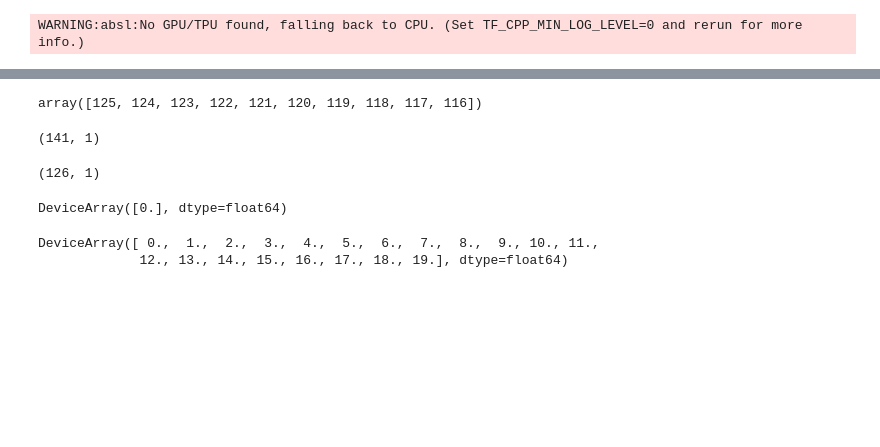
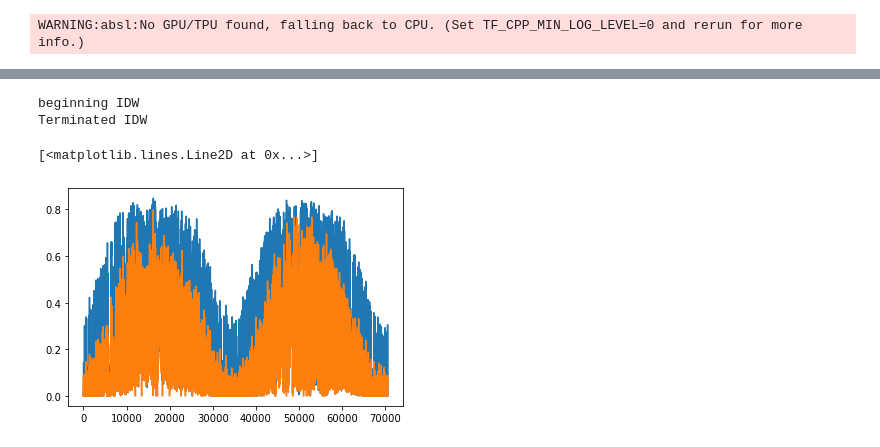
Before and after one commit to SeanNassimiha/CSML-MSc-Project, a Jupyter notebook: Models/side analyses/inverse_distance_weighting.ipynb, the cells around one changed output, grey strips where cells are left out. Saved outputs shown, nothing was run; the diff lists cells and outputs as text; code cells hidden in the pictures; blank space fills up the shorter version.

```diff
--- a/Models/side analyses/inverse_distance_weighting.ipynb
+++ b/Models/side analyses/inverse_distance_weighting.ipynb
@@ -30,26 +30,29 @@ longs = dict(uk_pv.set_index('ss_id')['longitude_noisy'])
 
 
 # #DATA VARIABLES
-SYSTEMS_NUM = 450
-TIMESTEPS_NUM = int(len(data) / 500)
+SYSTEMS_NUM = 700
+TIMESTEPS_NUM = len(data)
 TRAIN_FRAC = 0.9
-TEST_STATIONS = 400
+TEST_STATIONS = 179
 # %%
+#TRAIN
 data_multiple = data.iloc[:, :SYSTEMS_NUM][:TIMESTEPS_NUM].reset_index()
-
 capacities = uk_pv[uk_pv.ss_id_string.isin(data_multiple.columns)].set_index('ss_id_string')['kwp'].values * 1000
 stacked = mutils.stack_dataframe(data_multiple, lats, longs)
-
 X = np.array(stacked[['epoch', 'longitude', 'latitude']])
 Y = np.array(stacked[['PV']])
 #Create a space-time grid from X and Y
 t, R, Y = bayesnewton.utils.create_spatiotemporal_grid(X, Y)
 
-#train test split for 3 dimensional data
-t_train, t_test, R_train, R_test, Y_train, Y_test = mutils.train_split_3d(t, R, Y, train_frac = TRAIN_FRAC, split_by_day = False)
 
-#Scale the data
-scaled_values = mutils.scale_2d_train_test_data(R, Y, R_train, R_test, Y_train, Y_test )
-R_scaler, R_scaled, R_train_scaled, R_test_scaled, _, _, _, _ = scaled_values
+#TEST
+data_unseen = data.iloc[:, SYSTEMS_NUM:SYSTEMS_NUM+TEST_STATIONS][:TIMESTEPS_NUM].reset_index()
+capacities_unseen = uk_pv[uk_pv.ss_id_string.isin(data_unseen.columns)].set_index('ss_id_string')['kwp'].values * 1000
+stacked_unseen = mutils.stack_dataframe(data_unseen, lats, longs)
+X_unseen = np.array(stacked_unseen[['epoch', 'longitude', 'latitude']])
+Y_unseen = np.array(stacked_unseen[['PV']])
+t, R_unseen, Y_unseen = bayesnewton.utils.create_spatiotemporal_grid(X_unseen, Y_unseen)
+
+del data,uk_pv
 # %% [output]
 WARNING:absl:No GPU/TPU found, falling back to CPU. (Set TF_CPP_MIN_LOG_LEVEL=0 and rerun for more info.)
@@ -70 +59,5 @@ R_scaled_unseen = np.tile(R_scaler.transform(R_unseen[0]), (R_unseen.shape[0],1,
+# %%
+R_scaler = StandardScaler().fit(R[0])
+R_scaled = np.tile(R_scaler.transform(R[0]), (R.shape[0],1, 1)) #renormalise R and project across time
+R_scaled_unseen = np.tile(R_scaler.transform(R_unseen[0]), (R_unseen.shape[0],1, 1)) #renormalise R and project across time
 # %%
@@ -122,33 +109,16 @@ array([10, 11,  9,  8, 12,  7, 13,  6,  5, 14])
-# %%
-idx_neighbours_time[-1]
-# %% [output]
-array([125, 124, 123, 122, 121, 120, 119, 118, 117, 116])
-# %%
-t.shape
-# %% [output]
-(141, 1)
-# %%
-t_train.shape
-# %% [output]
-(126, 1)
-# %%
-t_train[0]
-# %% [output]
-DeviceArray([0.], dtype=float64)
-# %%
-t[(t>t_train[0] - 20 ) & (t<t_train[0] + 20) ]
-# %% [output]
-DeviceArray([ 0.,  1.,  2.,  3.,  4.,  5.,  6.,  7.,  8.,  9., 10., 11.,
-             12., 13., 14., 15., 16., 17., 18., 19.], dtype=float64)
 # %%
-# power = 2
-# time_factor = 1/10
-# neighbours_space = 10
-# neighbours_time = 10
-# MAE, predictions = evaluate_IDW(power, time_factor, neighbours_space, neighbours_time, t_train, R_train_scaled[0], Y_train[:,:,0], t, R_scaled_unseen[0], Y_unseen[:,:,0], capacities_unseen)
-
-# plt.plot(predictions[:,10])
-# plt.plot(Y_unseen[:,10])
+power = 2
+time_factor = 1/10
+neighbours_space = 20
+neighbours_time = 50
+predictions, MAE = evaluate_IDW(power, time_factor, neighbours_space, neighbours_time, t, R_scaled[0], Y[:,:,0], t, R_scaled_unseen[0], Y_unseen[:,:,0], capacities_unseen)
+plt.plot(predictions[:,10])
+plt.plot(Y_unseen[:,10])
+# %% [output]
+beginning IDW
+Terminated IDW
+[<matplotlib.lines.Line2D at 0x...>]
+[figure, added]
 # %%
 def opt_IDW(power, time_factor, n_space, n_time):
     '''
```
Also changed, not shown: parts of 9 cells of this notebook, 6 other files.
